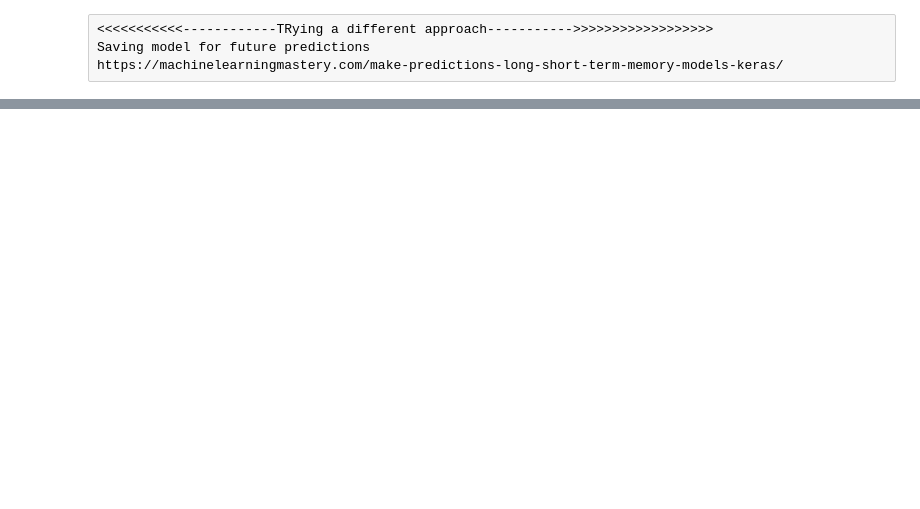
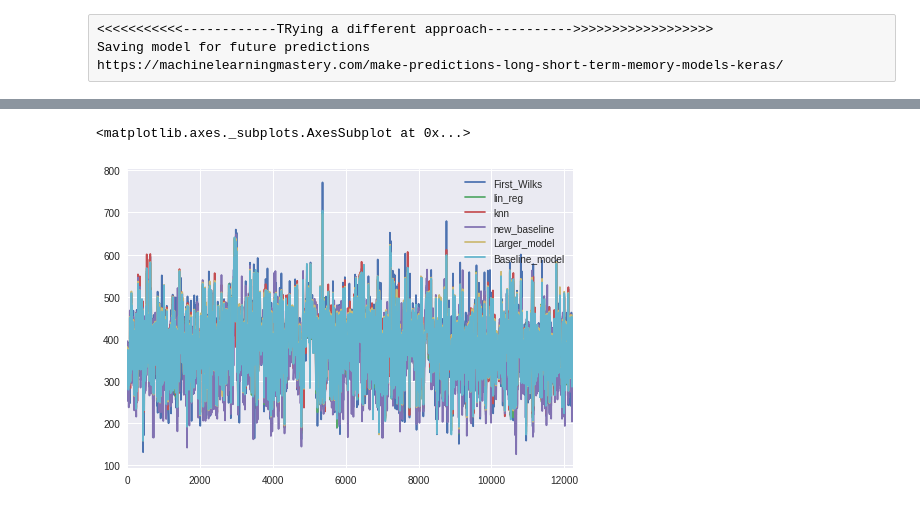
Before and after one commit to LibbyFender/Capstone, a Jupyter notebook: CapstoneRegressionNeuralNetwork.ipynb, the cells around one changed output, grey strips where cells are left out. Saved outputs shown, nothing was run; the diff lists cells and outputs as text; code cells hidden in the pictures; blank space fills up the shorter version.

```diff
--- a/CapstoneRegressionNeuralNetwork.ipynb
+++ b/CapstoneRegressionNeuralNetwork.ipynb
@@ -335,0 +477,5 @@ lr_train_pred
+# %%
+sorted_pred.plot()
+# %% [output]
+<matplotlib.axes._subplots.AxesSubplot at 0x...>
+[figure, added]
```
Also changed, not shown: parts of 65 cells of this notebook, 5 other files.
